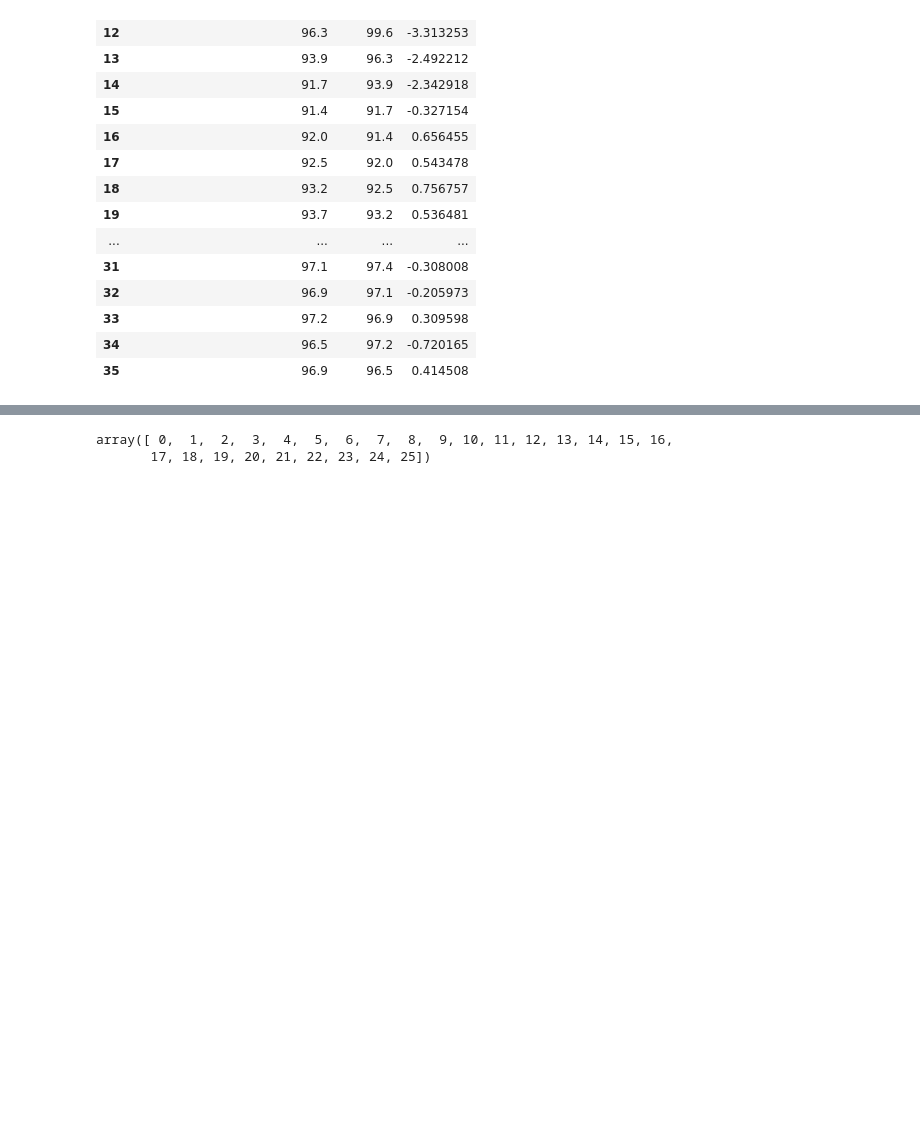
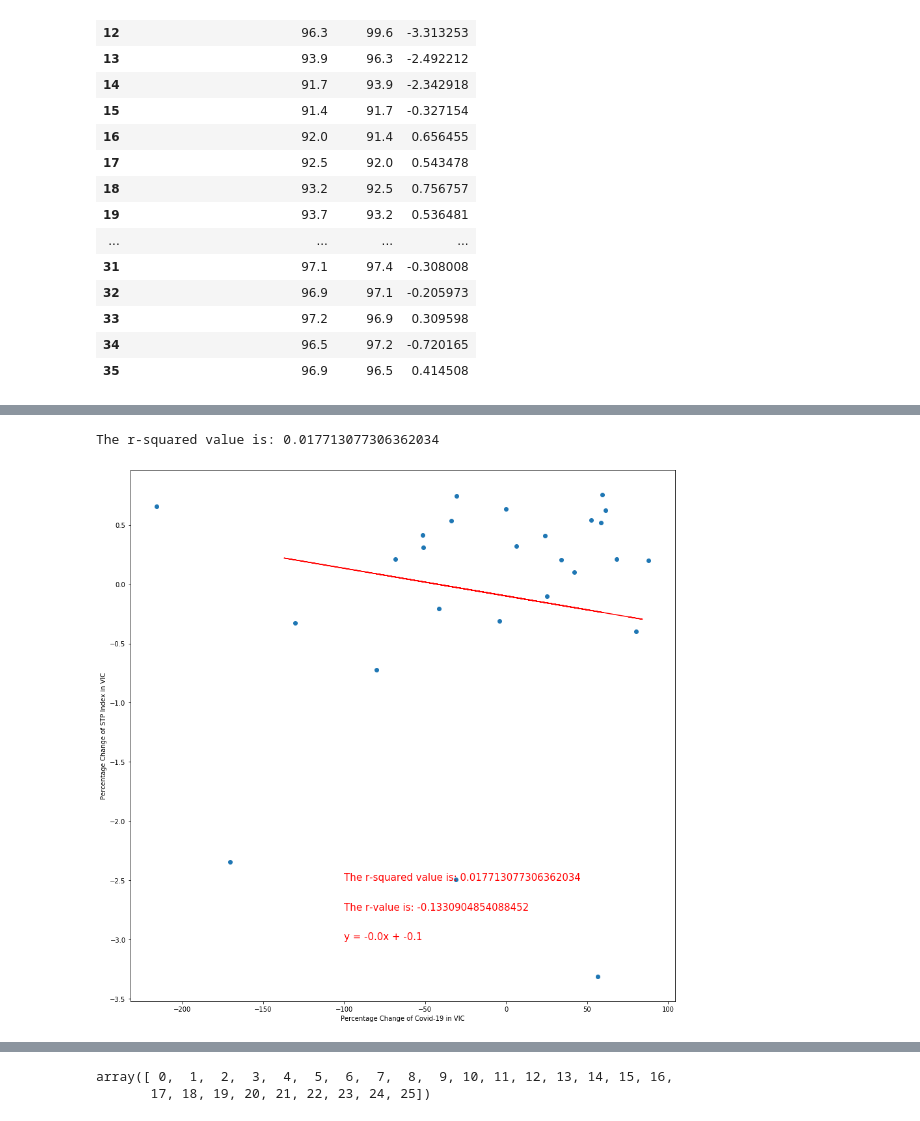
Before and after one commit to ali-beer/covid_payroll_project, a Jupyter notebook: graph_linregress.ipynb, the cells around one changed output, grey strips where cells are left out. Drawn from its saved outputs; the diff is of its cells as text; code cells hidden in the pictures; blank space fills up the shorter version.

```diff
--- a/graph_linregress.ipynb
+++ b/graph_linregress.ipynb
@@ -156,3 +161,24 @@ The r-squared value is: 0.017713077306362034
+# %%
+plt.figure(figsize=((15,15)))
+x_val = vic_covid_2["percentage"]
+y_val = vic_df["diff"]
+(slope, intercept, rvalue, pvalue, stderr) = st.linregress(x_val, y_val)
+regress_values = x_val * slope + intercept
+line_eq = "y = " + str(round(slope,2)) + "x + " + str(round(intercept,2))
+r = "The r-value is: " + str(rvalue)
+rsq = "The r-squared value is: " + str(rvalue**2)
+plt.annotate(r,(-100,-2.75),fontsize=15,color="red")
+plt.annotate(rsq,(-100,-2.5),fontsize=15,color="red")
+plt.annotate(line_eq,(-100,-3),fontsize=15,color="red")
+plt.xlabel("Percentage Change of Covid-19 in VIC")
+plt.ylabel("Percentage Change of STP Index in VIC")
+plt.plot(x_val,regress_values,"r-")
+plt.scatter(vic_covid["percentage"],vic_df["diff"])
+print(f"The r-squared value is: {rvalue**2}")
+plt.savefig("vic_corr_2.png")
+# %% [output]
+The r-squared value is: 0.017713077306362034
+[figure, added]
 # %%
 plt.figure(figsize=((15,15)))
 x_val = wa_covid["percentage"]
```
Also changed, not shown: parts of 6 cells of this notebook.
